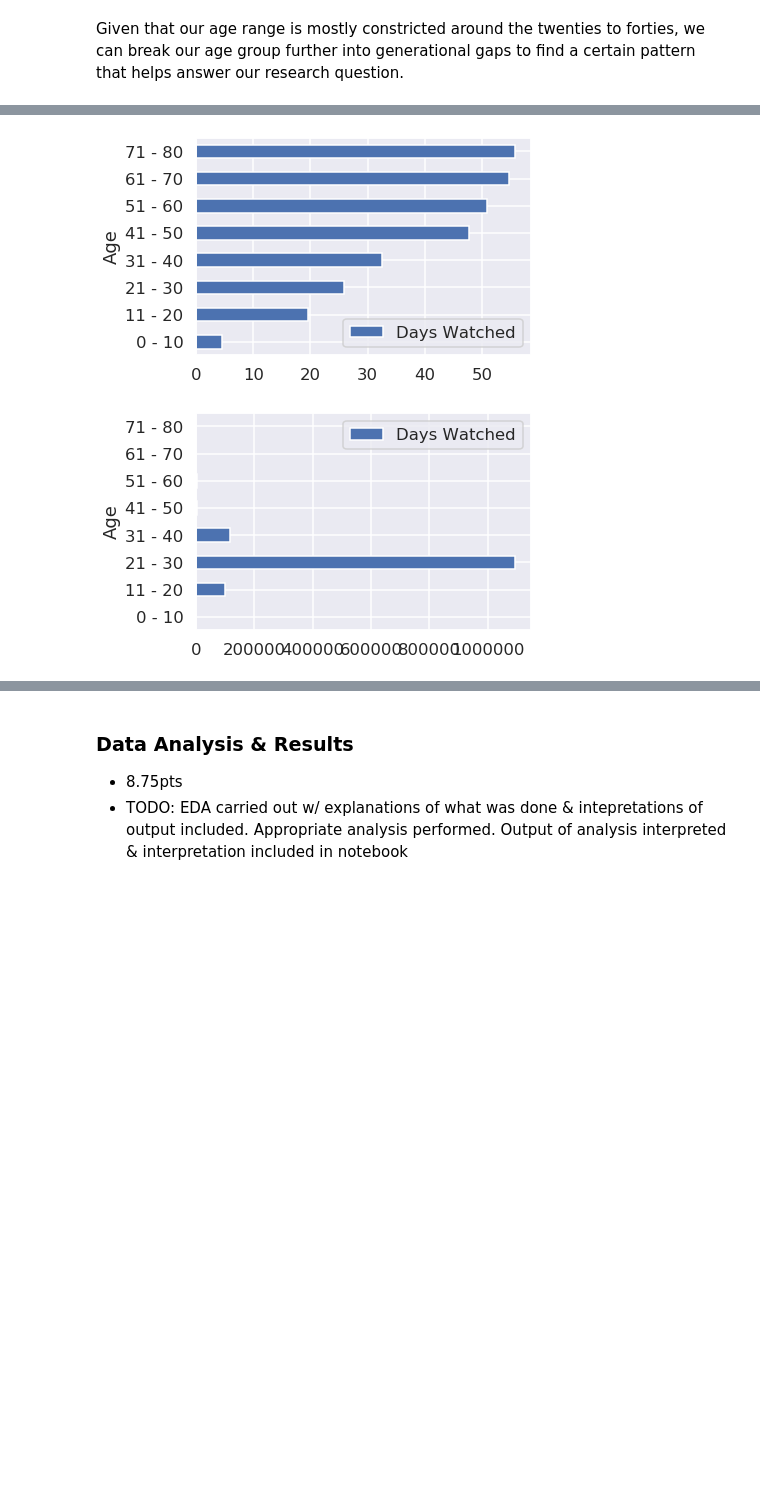
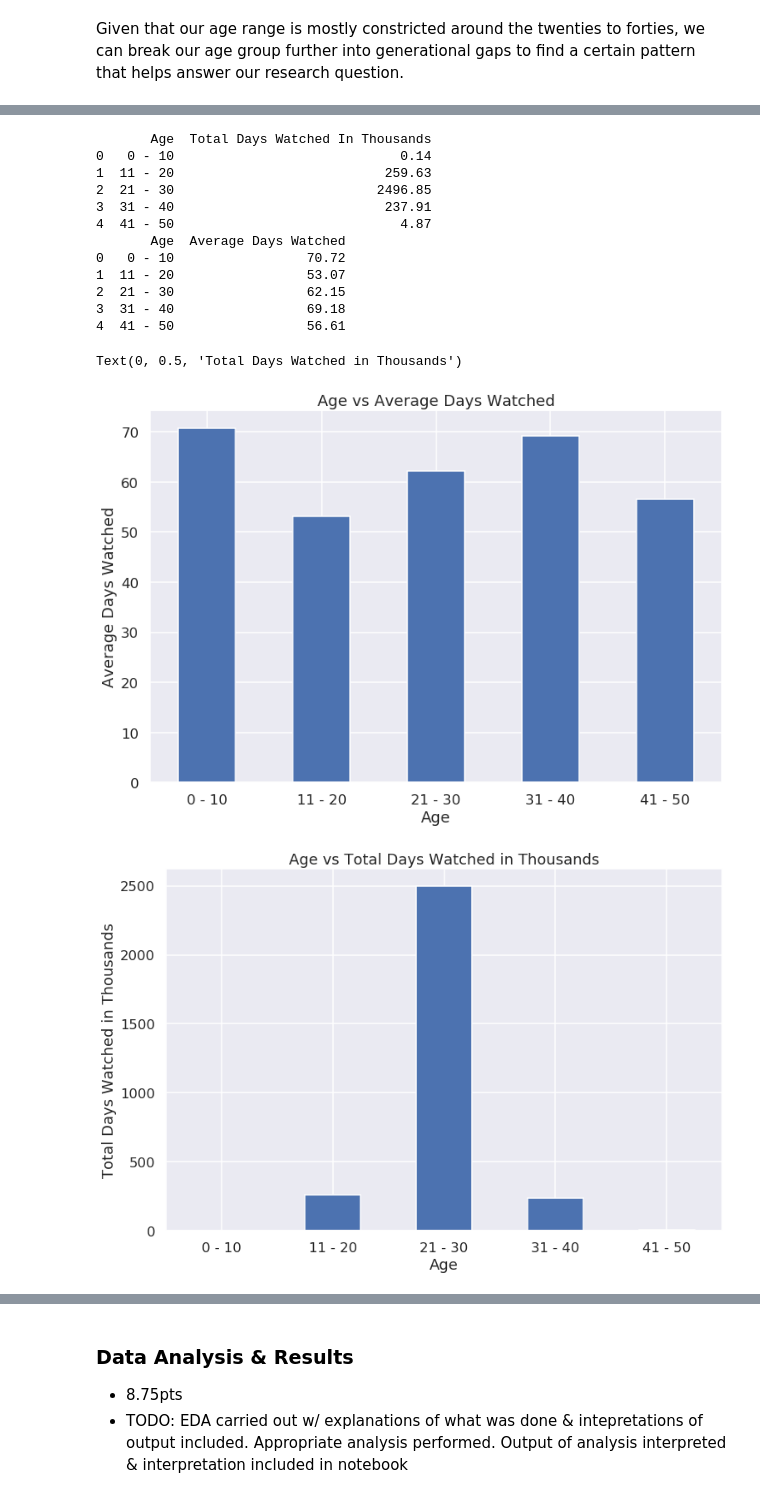
Before and after one commit to Dhandal/COGS108ProjectFinal, a Jupyter notebook: FinalProject.ipynb, the cells around one changed output, grey strips where cells are left out. Cells and saved outputs as stored; diff of their text form; code cells hidden in the pictures; blank space fills up the shorter version.

```diff
--- a/FinalProject.ipynb
+++ b/FinalProject.ipynb
@@ -134,18 +139,18 @@ plt.show()
 # %%
 #creates the data frame, adding in the age column
-df = pd.DataFrame(pd.read_csv('users_filtered.csv'))
+df = pd.DataFrame(pd.read_csv('myanimelist/users_cleaned.csv'))
 now = pd.Timestamp('now')
 
 
-df = df.drop([78772, 89578])
+#df = df.drop([78772, 89578])
 df['birth_date'] = pd.to_datetime(df['birth_date'], format='%Y-%m-%d')
 df['age'] = (now - df['birth_date']).astype('<m8[Y]').astype(int)
 # %%
 #cleans up the data, getting rid of any values that seem false
-for i, r in df.iterrows():
-    age = r['age']
-    if age > 80 or r['user_days_spent_watching'] > 3000:
-        df = df.drop(i)
+#for i, r in df.iterrows():
+#   age = r['age']
+#    if age > 80 or r['user_days_spent_watching'] > 3000:
+#        df = df.drop(i)
 # %%
 #scatter plot for age vs days watched
 df['age'] = pd.to_numeric(df['age'])
@@ -217,18 +209,36 @@ age80A = age80/age80C
 # %%
 #average days watched per age group
 dataAverage = {'Age':['0 - 10','11 - 20','21 - 30','31 - 40',
-               '41 - 50','51 - 60','61 - 70','71 - 80',],
-        'Days Watched': [age10A,age20A,age30A,age40A,age50A,age60A,age70A,age80A]}
+               '41 - 50'],
+        'Average Days Watched': [age10A,age20A,age30A,age40A,age50A]}
 #total days watched per age group
 data = {'Age':['0 - 10','11 - 20','21 - 30','31 - 40',
-               '41 - 50','51 - 60','61 - 70','71 - 80',],
-        'Days Watched': [age10,age20,age30,age40,age50,age60,age70,age80]}
+               '41 - 50'],
+        'Total Days Watched In Thousands': [age10,age20,age30,age40,age50]}
 dfGroupedAverage = pd.DataFrame(dataAverage)
 dfGrouped = pd.DataFrame(data)
+dfGrouped['Total Days Watched In Thousands'] = dfGrouped['Total Days Watched In Thousands'].div(1000)
 # %%
 #graphs average and total days watched for age groups
-ax = dfGroupedAverage.plot.barh(x='Age', y='Days Watched', rot=0)
-ax = dfGrouped.plot.barh(x='Age', y='Days Watched', rot=0)
+ax1 = dfGroupedAverage.plot.bar(x='Age', y='Average Days Watched', rot=0,figsize = (12,8),title = 'Age vs Average Days Watched',legend = False)
+ax1.set_ylabel('Average Days Watched')
+print(dfGrouped)
+print(dfGroupedAverage)
+ax2 = dfGrouped.plot.bar(x='Age', y='Total Days Watched In Thousands', rot=0,figsize = (12,8), title = 'Age vs Total Days Watched in Thousands',legend = False)
+ax2.set_ylabel('Total Days Watched in Thousands')
 # %% [output]
+       Age  Total Days Watched In Thousands
+0   0 - 10                             0.14
+1  11 - 20                           259.63
+2  21 - 30                          2496.85
+3  31 - 40                           237.91
+4  41 - 50                             4.87
+       Age  Average Days Watched
+0   0 - 10                 70.72
+1  11 - 20                 53.07
+2  21 - 30                 62.15
+3  31 - 40                 69.18
+4  41 - 50                 56.61
+Text(0, 0.5, 'Total Days Watched in Thousands')
-[figure, old version]
+[figure, new version]
-[figure, old version]
+[figure, new version]
```
Also changed, not shown: parts of 19 cells of this notebook.
